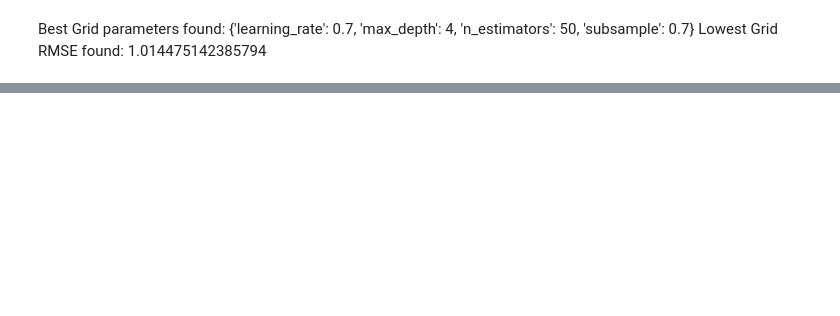
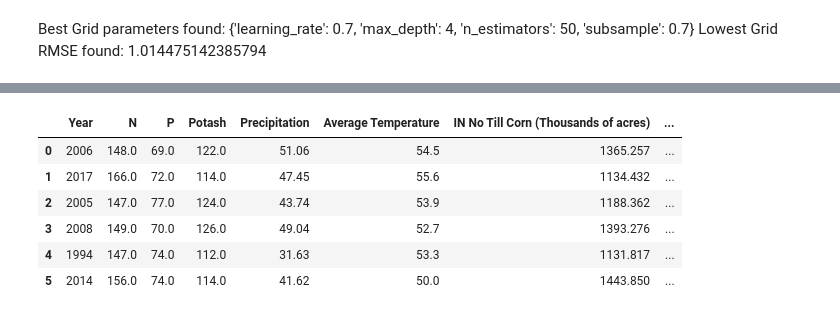
Before and after one commit to fromo19/Capstone-2, a Jupyter notebook: Model Selection.ipynb, the cells around one changed output, grey strips where cells are left out. Cells and saved outputs as stored; diff of their text form; code cells hidden in the pictures; blank space fills up the shorter version.

```diff
--- a/Model Selection.ipynb
+++ b/Model Selection.ipynb
@@ -200,0 +233,10 @@ Lowest Random RMSE found:  1.017821599127864
+# %%
+X_test
+# %% [output]
+|  | Year | N | P | Potash | Precipitation | Average Temperature | IN No Till Corn (Thousands of acres) | ... |
+| 0 | 2006 | 148.0 | 69.0 | 122.0 | 51.06 | 54.5 | 1365.257 | ... |
+| 1 | 2017 | 166.0 | 72.0 | 114.0 | 47.45 | 55.6 | 1134.432 | ... |
+| 2 | 2005 | 147.0 | 77.0 | 124.0 | 43.74 | 53.9 | 1188.362 | ... |
+| 3 | 2008 | 149.0 | 70.0 | 126.0 | 49.04 | 52.7 | 1393.276 | ... |
+| 4 | 1994 | 147.0 | 74.0 | 112.0 | 31.63 | 53.3 | 1131.817 | ... |
+| 5 | 2014 | 156.0 | 74.0 | 114.0 | 41.62 | 50.0 | 1443.850 | ... |
```
Also changed, not shown: parts of 24 cells of this notebook.
